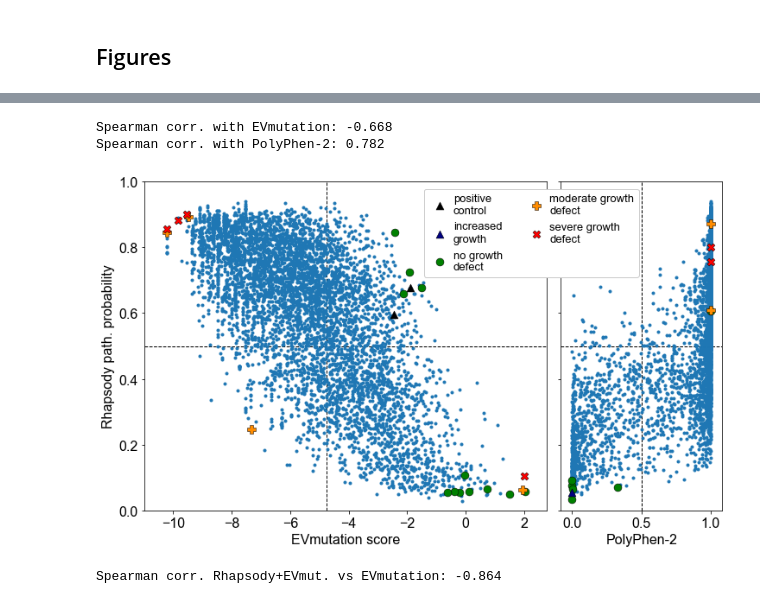
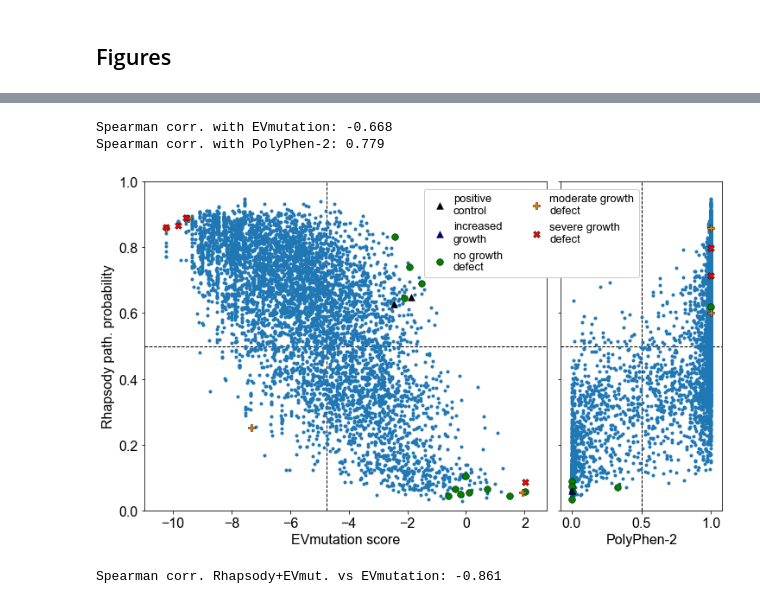
Before and after one commit to prody/rhapsody-tutorials, a Jupyter notebook: tutorials/6-Application_to_ROMK/ROMK_variants_analysis.ipynb, the cells around one changed output, grey strips where cells are left out. Saved outputs shown, nothing was run; the diff lists cells and outputs as text; code cells hidden in the pictures.

```diff
--- a/tutorials/6-Application_to_ROMK/ROMK_variants_analysis.ipynb
+++ b/tutorials/6-Application_to_ROMK/ROMK_variants_analysis.ipynb
@@ -25,7 +12,7 @@ Since the structure of human ROMK has not been resolved yet, we will use a homol
 from prody import *
 
 pdb_path = 'data/ROMK_homology_model.pdb'
-pdb = prody.parsePDB(pdb_path).select('protein')
+pdb = pd.parsePDB(pdb_path).select('protein')
 
 print(pdb['A'].getResnums())
 pdb.getHierView()
@@ -73,0 +59,9 @@ Since ROMK protein is a tetramer, we expect to obtain better predictions when ta
+# %%
+rh = all_preds['classic-sliced']
+
+# print saturation mutagenesis table
+rd.print_sat_mutagen_figure('local/sat_mutagen-1', rh, fig_width=26, res_interval=(37, 202))
+rd.print_sat_mutagen_figure('local/sat_mutagen-2', rh, fig_width=26, res_interval=(202, 367))
+
+# print residue-averaged predictions on PDB structure
+mappedPDBs = rh.writePDBs(filename_prefix='local/rhapsody-PDB')
@@ -299,2 +138,9 @@ df_stats
+# %%
+dt = np.dtype([('SAV', 'U15'), ('oSAV', 'U15'), ('group', 'i'),
+               ('exp_fitness', 'U15'),
+               ('rhapsody_pprob', 'f8'), ('rhapsody_pprob-EVmut', 'f8'),
+               ('EVmut_score', 'f8'), ('PP2_score', 'f8')])
+exp_SAVs = np.array(fields, dtype=dt)
+exp_SAVs = exp_SAVs[np.argsort(-exp_SAVs['rhapsody_pprob'])]
 # %% [markdown]
 ## Figures
@@ -379,61 +195,60 @@ print(f'Spearman corr. with EVmutation: {rho_EVm[0]:5.3f}')
 print(f'Spearman corr. with PolyPhen-2: {rho_PP2[0]:5.3f}')
 # %% [output]
 Spearman corr. with EVmutation: -0.668
-Spearman corr. with PolyPhen-2: 0.782
+Spearman corr. with PolyPhen-2: 0.779
 # %%
-fig, axes = plt.subplots(1, 2, figsize=(12,7),
-                         gridspec_kw={'width_ratios': [10, 4]})
+import matplotlib.pyplot as plt
+plt.rcParams.update({'font.size': 16, 'font.family': 'Arial'})
+
+fig, axes = plt.subplots(1, 2, figsize=(12,7), gridspec_kw={'width_ratios': [10, 4]})
 plt.subplots_adjust(wspace=0.05)
 
 ax1, ax2 = axes
 ax1.scatter(EVmut_score, rhapsody_pprob, marker='.')
 ax1.axvline(EVmut_cutoff, color='k', linestyle='--', lw=1, zorder=0)
 ax1.axhline(0.5, color='k', linestyle='--', lw=1, zorder=0)
 
 ax1.set_ylim((0,1))
 ax1.set_xlabel('EVmutation score')
 ax1.set_ylabel('Rhapsody path. probability')
 
-ax1.scatter(CTRL_SAVs['EVmut score'], CTRL_SAVs['R_sl score'], s=80, color='k',  marker='^',
-            label='positive\ncontrol', linewidths=.5, edgecolors='k')
-ax1.scatter(NEU_SAVs['EVmut score'], NEU_SAVs['R_sl score'], s=80, color='green',  marker='o',
-            label='no growth\ndefect', linewidths=.5, edgecolors='k')
-ax1.scatter(INT_SAVs['EVmut score'], INT_SAVs['R_sl score'], s=100, color='darkorange', marker='P',
-            label='moderate growth\ndefect', linewidths=.5, edgecolors='k')
-ax1.scatter(DEL_SAVs['EVmut score'], DEL_SAVs['R_sl score'], s=80, color='red',    marker='X',
-            label='severe growth\ndefect', linewidths=.5, edgecolors='k')
+ax1.scatter(CTRL_SAVs[:,0], CTRL_SAVs[:,1], s=60, color='k',  marker='^', label='positive\ncontrol',
+            linewidths=.5, edgecolors='k')
+ax1.scatter(NEU_SAVs[:,0], NEU_SAVs[:,1], s=60, color='green',  marker='o', label='no growth\ndefect',
+            linewidths=.5, edgecolors='k')
+ax1.scatter(INT_SAVs[:,0], INT_SAVs[:,1], s=80, color='darkorange', marker='P', label='moderate growth\ndefect',
+            linewidths=.5, edgecolors='k')
+ax1.scatter(DEL_SAVs[:,0], DEL_SAVs[:,1], s=60, color='red',    marker='X', label='severe growth\ndefect',
+            linewidths=.5, edgecolors='k')
 
 ax2.set_ylim((0,1))
+# ax2.set_xlim((-.1,1.1))
 ax2.set_xlabel('PolyPhen-2')
 ax2.set_yticklabels([])
 
 ax2.axhline(0.5, color='k', linestyle='--', lw=1, zorder=0)
 ax2.axvline(0.5, color='k', linestyle='--', lw=1, zorder=0)
+# ax2.scatter(all_SAVs_rh[:,0], all_SAVs_rh[:,1], marker='.')  # only SAVs with no EVmut. predictions
 ax2.scatter(PP2_score, rhapsody_pprob, marker='.')
-ax2.scatter(NEU_SAVs_rh['PP2 score'], NEU_SAVs_rh['R_sl score'], s=80,
-            color='green', marker='o', label='NEU',
+ax2.scatter(NEU_SAVs_rh[:,0], NEU_SAVs_rh[:,1], s=60, color='green', marker='o', label='NEU',
             linewidths=.5, edgecolors='k')
-ax2.scatter(INC_SAVs_rh['PP2 score'], INC_SAVs_rh['R_sl score'], s=80,
-            color='navy', marker='^', label='increased\ngrowth',
+ax2.scatter(GOF_SAVs_rh[:,0], GOF_SAVs_rh[:,1], s=60, color='navy', marker='^', label='increased\ngrowth',
             linewidths=.5, edgecolors='k')
-ax2.scatter(INT_SAVs_rh['PP2 score'], INT_SAVs_rh['R_sl score'], s=100,
-            color='darkorange', marker='P', label='INT',
+ax2.scatter(INT_SAVs_rh[:,0], INT_SAVs_rh[:,1], s=80, color='darkorange', marker='P', label='INT',
             linewidths=.5, edgecolors='k')
-ax2.scatter(DEL_SAVs_rh['PP2 score'], DEL_SAVs_rh['R_sl score'], s=80,
-            color='red', marker='X', label='DEL',
+ax2.scatter(DEL_SAVs_rh[:,0], DEL_SAVs_rh[:,1], s=60, color='red', marker='X', label='DEL',
             linewidths=.5, edgecolors='k')
 
 handles = ax1.get_legend_handles_labels()[0]
 labels = ax1.get_legend_handles_labels()[1]
 handles.insert(1, ax2.get_legend_handles_labels()[0][1])
 labels.insert(1, ax2.get_legend_handles_labels()[1][1])
 ax1.set_zorder(1)
-ax1.legend(handles, labels, fontsize=13, handletextpad=0.2,
-           ncol=2, loc=(0.695, 0.71), framealpha=1.0)
+ax1.legend(handles, labels, fontsize=13, handletextpad=0.2, ncol=2, loc=(0.695, 0.71), framealpha=1.0)
 
 plt.savefig('local/scatter_plot-classic.png', dpi=300)
 # %% [output]
-[figure, old version]
+[figure, new version]
 # %%
 EVmut_score = rh_ref_EVmut.getPredictions()['EVmutation score']
 rhapsody_pprob = rh_ref_EVmut.getPredictions()['path. prob.']
@@ -445,7 +260,7 @@ rho = spearmanr(rhapsody_pprob[sel], EVmut_score[sel])
 
 print(f'Spearman corr. Rhapsody+EVmut. vs EVmutation: {rho[0]:5.3f}')
 # %% [output]
-Spearman corr. Rhapsody+EVmut. vs EVmutation: -0.864
+Spearman corr. Rhapsody+EVmut. vs EVmutation: -0.861
 # %%
 import matplotlib.pyplot as plt
 plt.rcParams.update({'font.size': 16, 'font.family': 'Arial'})
```
Also changed, not shown: parts of 23 cells of this notebook, 2 other files.
